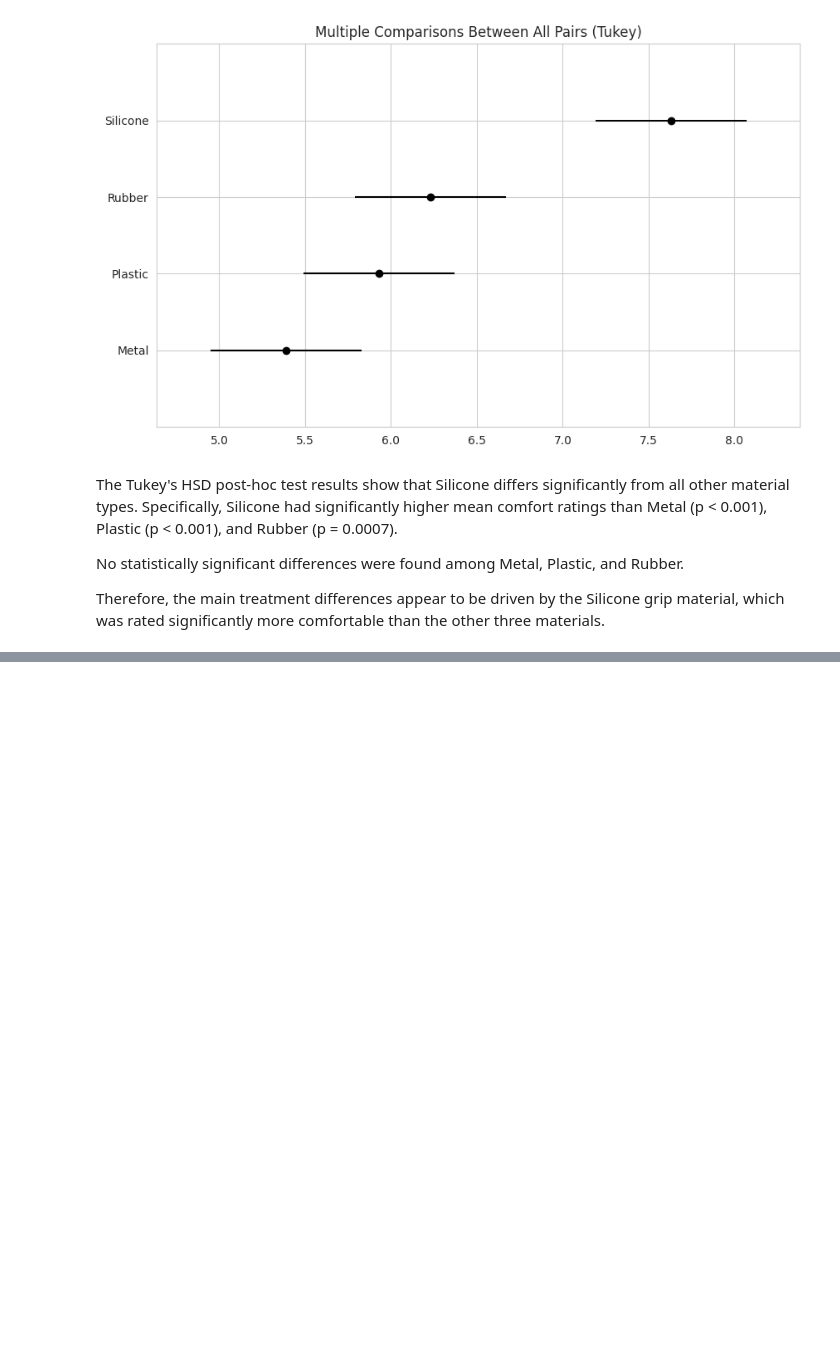
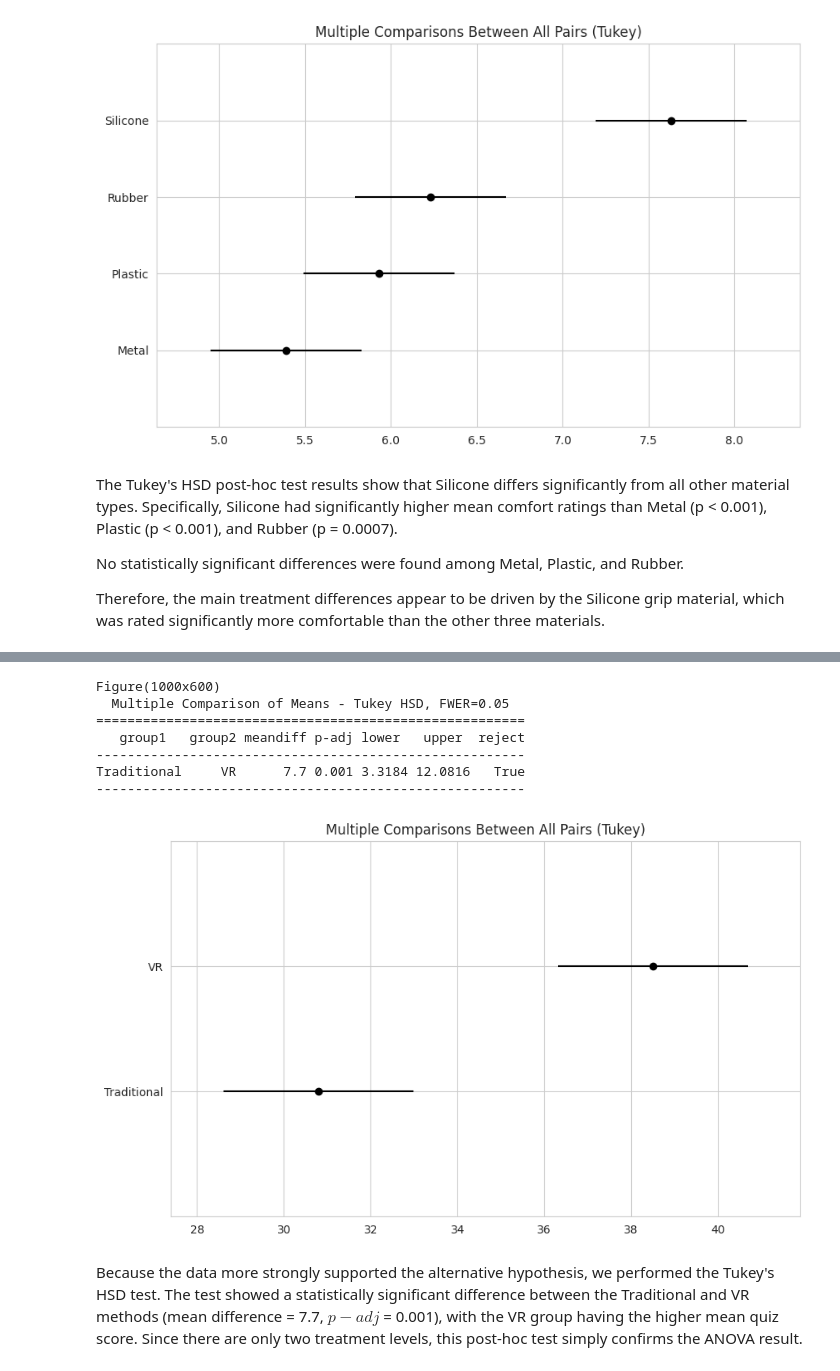
Before and after one commit to rohanbhuin/STAT-7220-Applied-Experimental-Design, a Jupyter notebook: Assignments/Midterm-Exam/Midterm-Exam.ipynb, the cells around one changed output, grey strips where cells are left out. Cells and saved outputs as stored; diff of their text form; code cells hidden in the pictures; blank space fills up the shorter version.

```diff
--- a/Assignments/Midterm-Exam/Midterm-Exam.ipynb
+++ b/Assignments/Midterm-Exam/Midterm-Exam.ipynb
@@ -350,0 +555,23 @@ One limitation of this experiment is that perceived comfort is a **subjective ra
+# %%
+## Import pairwise_tukeyhsd function ##
+from statsmodels.stats.multicomp import pairwise_tukeyhsd
+
+## Perform Tukey's HSD test ##
+tukey_result = pairwise_tukeyhsd(endog=teaching['Score'], groups=teaching['Method'],
+                                 alpha=0.05)
+
+## Print Tukey Visualization ##
+print(tukey_result.plot_simultaneous())
+
+print(tukey_result)
+# %% [output]
+Figure(1000x600)
+  Multiple Comparison of Means - Tukey HSD, FWER=0.05
+=======================================================
+   group1   group2 meandiff p-adj lower   upper  reject
+-------------------------------------------------------
+Traditional     VR      7.7 0.001 3.3184 12.0816   True
+-------------------------------------------------------
+[figure, added]
+# %% [markdown]
+Because the data more strongly supported the alternative hypothesis, we performed the Tukey's HSD test. The test showed a statistically significant difference between the Traditional and VR methods (mean difference = 7.7, $p-adj$ = 0.001), with the VR group having the higher mean quiz score. Since there are only two treatment levels, this post-hoc test simply confirms the ANOVA result.
```
Also changed, not shown: parts of 18 cells of this notebook.
